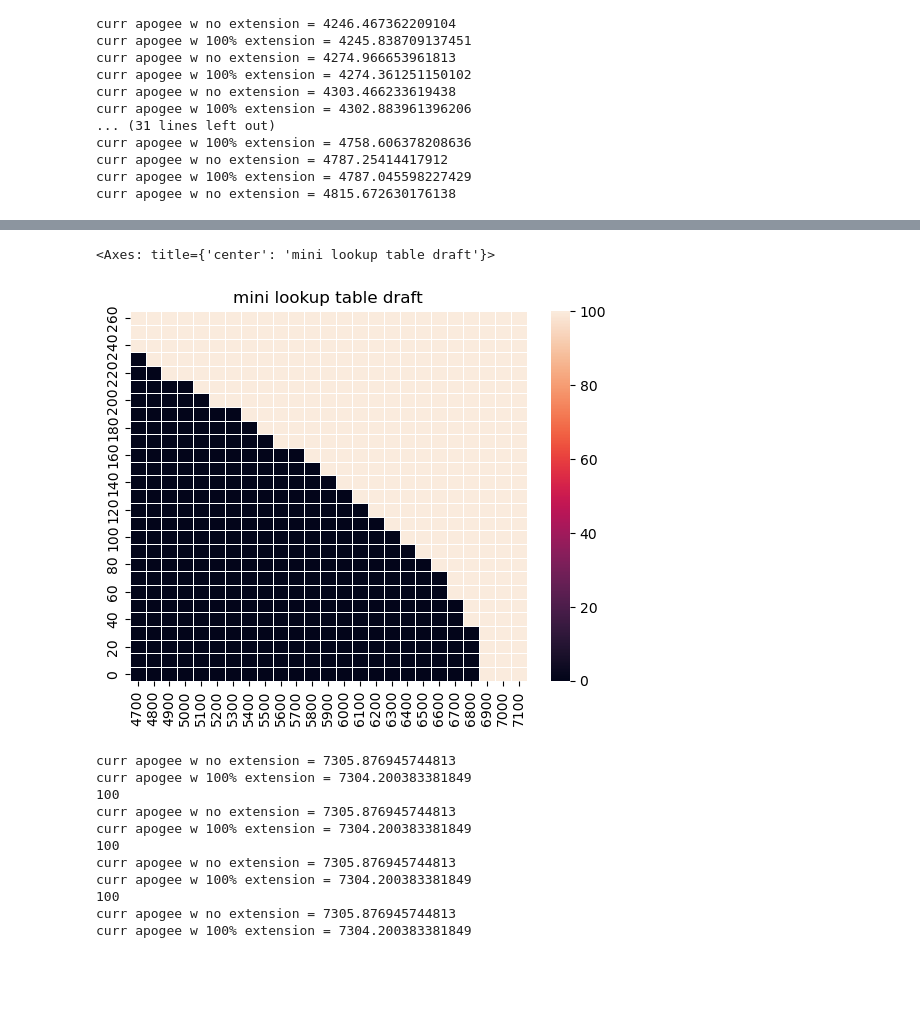
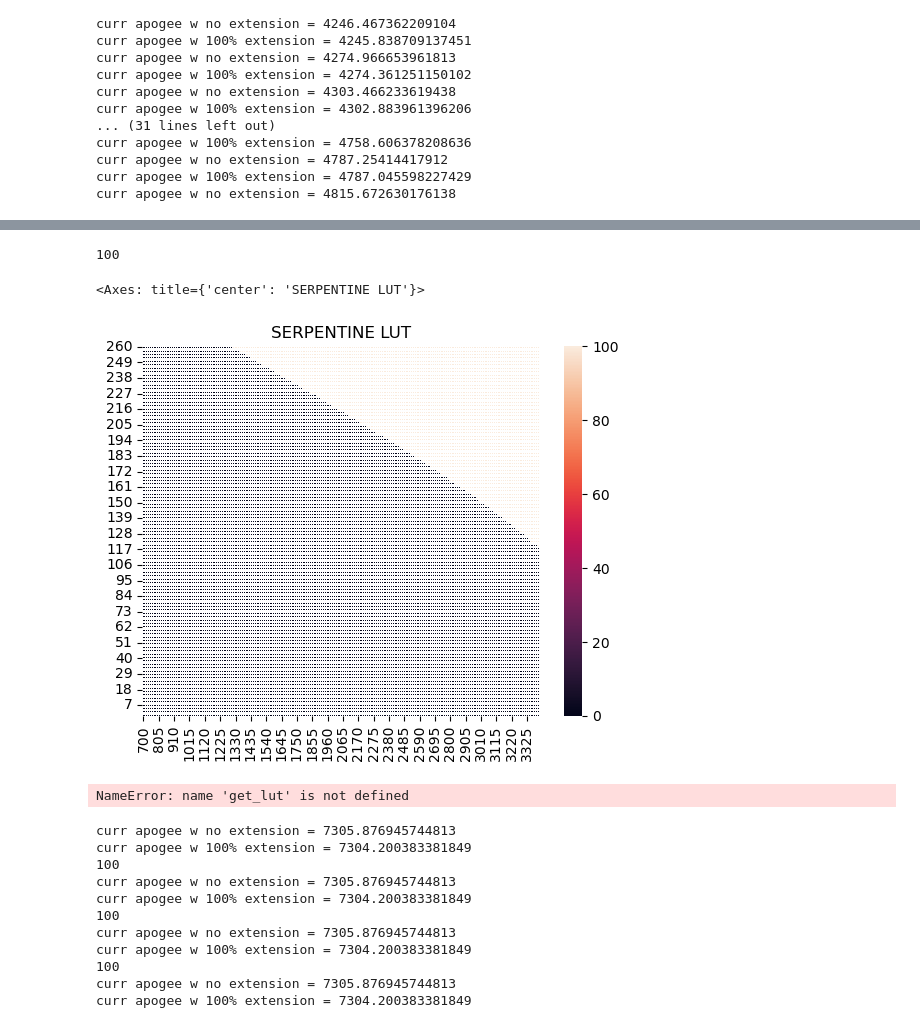
Before and after one commit to violetzheng/airbrakes-control-system, a Jupyter notebook: call_simulink.ipynb, the cells around one changed output, grey strips where cells are left out. Drawn from its saved outputs; the diff is of its cells as text; code cells hidden in the pictures; blank space fills up the shorter version.

Commit message:
serp2 stuff

```diff
--- a/call_simulink.ipynb
+++ b/call_simulink.ipynb
@@ -144,9 +163,9 @@ LUT = [[0]*91 for _ in range(261)]
 # %%
 #do this in PARTS!!!!
 for i in range(0,261):
-    for j in range(0,91):
+    for j in range(181,228):
         vel = float(260 - i*1)
-        height = float(700 + j*30)
+        height = float(700 + j*15)
 
         try:
             curr_extension = get_extension(float(vel),float(height),TARGET_APOG)
@@ -274,22 +324,63 @@ plt.show()
+# %%
+csv_file = 'LUT4_FINAL.csv'
+
+# Initialize an empty list to store the rows
+LUT_offset = []
+
+# Open the CSV file and read its contents
+with open(csv_file, newline='') as file:
+    reader = csv.reader(file)
+    for row in reader:
+        # Convert each row of strings to a list of numbers
+        row_numbers = [int(item) for item in row]
+        # Append the list of numbers to the nested array
+        LUT_offset.append(row_numbers)
+# %%
+LUT_FINAL = [[0]*228 for _ in range(261)]
+
+for i in range(0,261):
+    for j in range(0,181):
+        LUT_FINAL[i][j] = LUT_orig[i][j]
+
+for i in range(0,261):
+    for j in range(181,228):
+        LUT_FINAL[i][j] = LUT_offset[i][j]
+
+with open("LUT5_FINAL_SERP2.csv","w+") as my_csv:
+    csvWriter = csv.writer(my_csv,delimiter=',')
+    csvWriter.writerows(LUT_FINAL)
+# %%
+h = 2033
+v = 259
+#t = 7.89
+print(LUT[int(260-v)][int((h-700)/30)])
+# %% [output]
+100
 # %%
 label_vel = [260 - i for i in range(0,261)]
 #260 - i = v
 #260-v = i
 #row index: i = 260-v
 
-label_height = [700 + j*30 for j in range(0,91)]
-#700+20 j = h
-#20 j = h - 700
-#column index: j = (h-700)/20
+label_height = [700 + j*15 for j in range(0,181)]
+#700+15 j = h
+#15 j = h - 700
+#column index: j = (h-700)/15
 
-lut_pd = pd.DataFrame(get_lut, index = label_vel, columns = label_height)
-plt.title('mini lookup table draft')
+lut_pd = pd.DataFrame(LUT_orig, index = label_vel, columns = label_height)
+plt.title('SERPENTINE LUT')
 plt.xlabel('height (m)')
 plt.ylabel('velocity (m/s')
 sns.heatmap(lut_pd, annot=False, linewidth=0.5)
 # %% [output]
-<Axes: title={'center': 'mini lookup table draft'}>
+<Axes: title={'center': 'SERPENTINE LUT'}>
-[figure, old version]
+[figure, new version]
+# %%
+lut_np = np.array(get_lut)
+ax = sns.heatmap(lut_np, linewidth=0.5)
+plt.show()
+# %% [output]
+NameError: name 'get_lut' is not defined
 # %%
 #try first entry: height = 4700, vel = 260
 %timeit print(get_extension(260.0,4700.0,TARGET_APOG))
```
Also changed, not shown: parts of 29 cells of this notebook, 3 other files.
